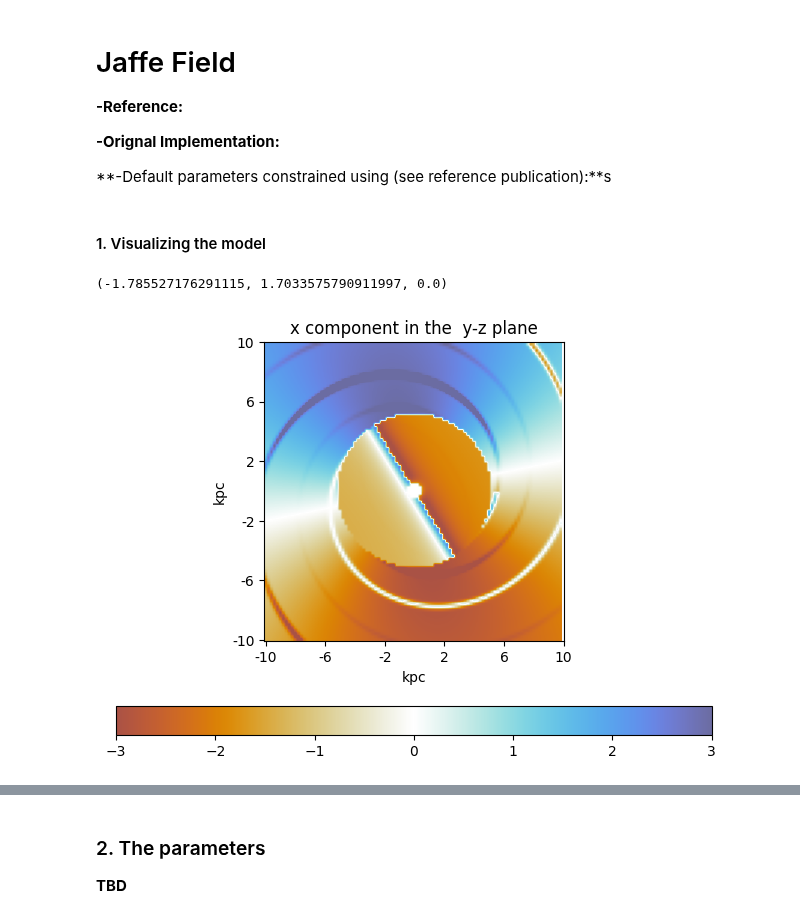
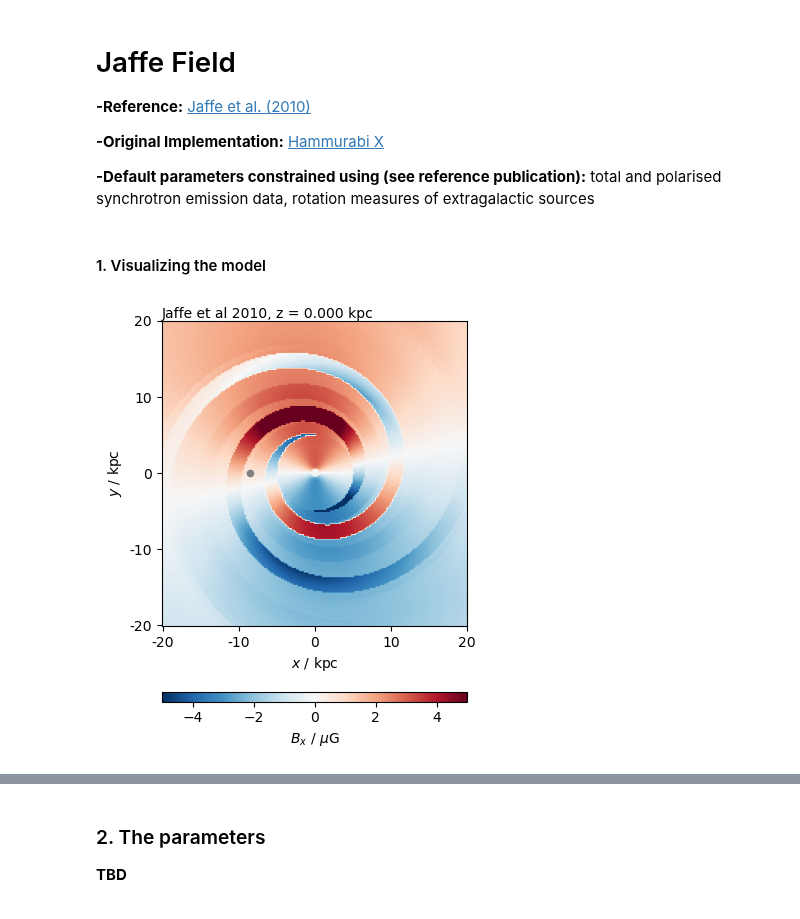
Before and after one commit to rafaelab/imagine-models, a Jupyter notebook: demos/python/model_examples/jaffe_demo.ipynb, the cells around one changed output, grey strips where cells are left out. Cells and saved outputs as stored; diff of their text form; code cells hidden in the pictures.

Commit message:
bug fixes in Jaffe field (still not totally correct)

```diff
--- a/demos/python/model_examples/jaffe_demo.ipynb
+++ b/demos/python/model_examples/jaffe_demo.ipynb
@@ -1,11 +1,11 @@
 # %% [markdown]
 # Jaffe Field
 
-**-Reference:**
+**-Reference:**  [Jaffe et al. (2010)](https://ui.adsabs.harvard.edu/abs/2010MNRAS.401.1013J/abstract)
 
-**-Orignal Implementation:**
+**-Original Implementation:** [Hammurabi X](https://github.com/hammurabi-dev/hammurabiX)
 
-**-Default parameters constrained using (see reference publication):**s
+**-Default parameters constrained using (see reference publication):** total and polarised synchrotron emission data, rotation measures of extragalactic sources
 # %%
 import ImagineModels as img
 from plotting_helpers import plot_slice
@@ -13,17 +13,18 @@ from plotting_helpers import plot_slice
 #### 1. Visualizing the model
 # %%
 model = img.JaffeMagneticField()
-shape = [100, 100, 20] # necessarily a list of 3 ints!
+shape = [200, 200, 40] # necessarily a list of 3 ints!
 increment = [.20, .20, .20]
-refpoint = [-10., -10., -2.]
-vmax = 3.
-vmin = -3.
-print(model.at_position(1., 1. , 1.))
+refpoint = [-20., -20., -4.]
+vmax = 5.
+vmin = -5.
+
+# The model can be used either with a ring or bar feature (default) in the innermost region. These can be changed with:
+model.ring = True
+model.bar = False
-# %% [output]
-(-1.785527176291115, 1.7033575790911997, 0.0)
 # %%
 model_on_grid = model.on_grid(shape=shape, reference_point=refpoint, increment=increment)
-plot_slice(model_on_grid, 0, 2, shape, refpoint, increment, vmin, vmax)
+plot_slice(model_on_grid, 0, 2, shape, refpoint, increment, vmin, vmax, field_name='Jaffe et al 2010')
 # %% [output]
-[figure, old version]
+[figure, new version]
 # %%
```
Also changed, not shown: parts of 7 cells of this notebook, 1 other file.
